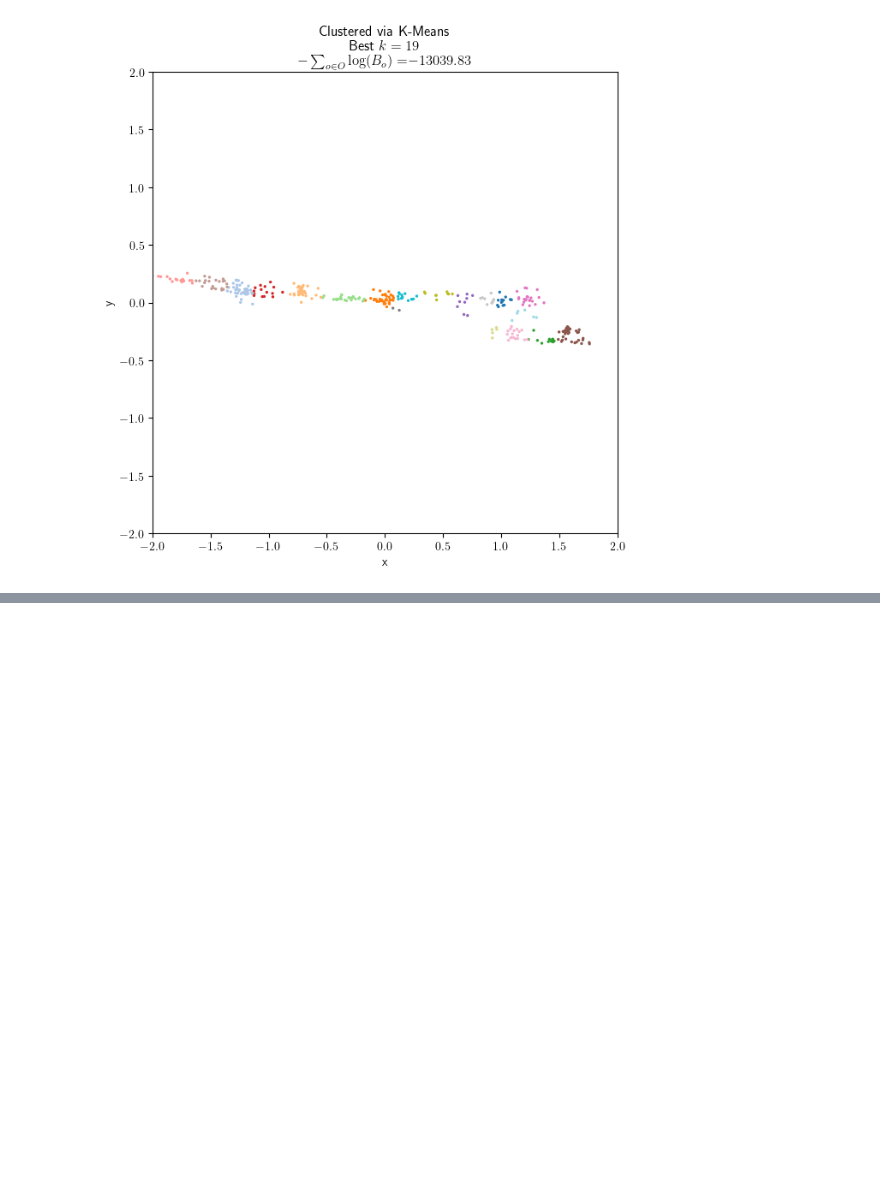
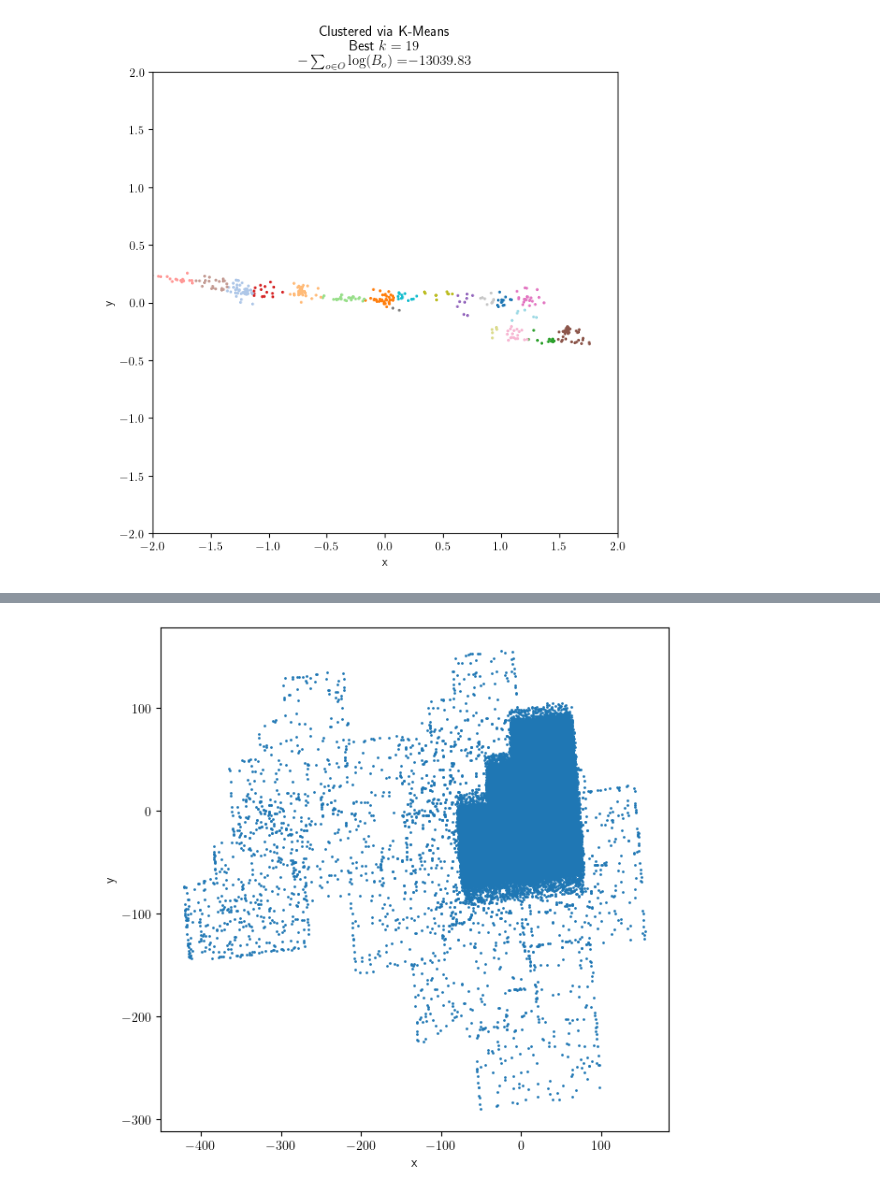
Before and after one commit to jacobf18/astronomical-matching, a Jupyter notebook: hubble.ipynb, the cells around one changed output, grey strips where cells are left out. Drawn from its saved outputs; the diff is of its cells as text; code cells hidden in the pictures; blank space fills up the shorter version.

Commit message:
added big data stuff. started rewriting negative log bayes formula to be faster

```diff
--- a/hubble.ipynb
+++ b/hubble.ipynb
@@ -240,0 +251,13 @@ plt.show()
+# %%
+big_data_path = "big_data/MyHDF_jacobf18_0.csv"
+big_data_df = pd.read_csv(big_data_path)
+
+# Convert Image IDs to integers in range [0, number of images]
+big_data_df.ImageID = pd.factorize(big_data_df.ImageID)[0]
+
+# Get kappas (inverse of sigma)
+big_data_df["kappa"] = 1 / (big_data_df.Sigma ** 2)
+big_data_df["kappa (radians)"] = 1 / ((big_data_df.Sigma*np.pi/180/3600) ** 2)
+big_data_df["log kappa (radians)"] = np.log(big_data_df["kappa (radians)"])
+
+big_data_df.head()
@@ -240,0 +273,11 @@ plt.show()
+# %%
+# Get center of data points
+center_ra = big_data_df.RA.mean()
+center_dec = big_data_df.Dec.mean()
+
+center_west, center_north = tangent(center_ra, center_dec)
+
+big_data_df["coord1 (arcseconds)"] = (big_data_df[["X", "Y", "Z"]] @ center_west) * 180 * 3600 / np.pi
+big_data_df["coord2 (arcseconds)"] = (big_data_df[["X", "Y", "Z"]] @ center_north) * 180 * 3600 / np.pi
+
+big_data_df
@@ -240,0 +298,12 @@ plt.show()
+# %%
+plt.figure(figsize=(7,7))
+plt.scatter(big_data_df['coord1 (arcseconds)'],
+            big_data_df['coord2 (arcseconds)'],
+            s=1.0)
+plt.xlabel('x')
+plt.ylabel('y')
+# plt.xlim([-2,2])
+# plt.ylim([-2,2])
+plt.show()
+# %% [output]
+[figure, added]
```
Also changed, not shown: parts of 14 cells of this notebook, 4 other files.
